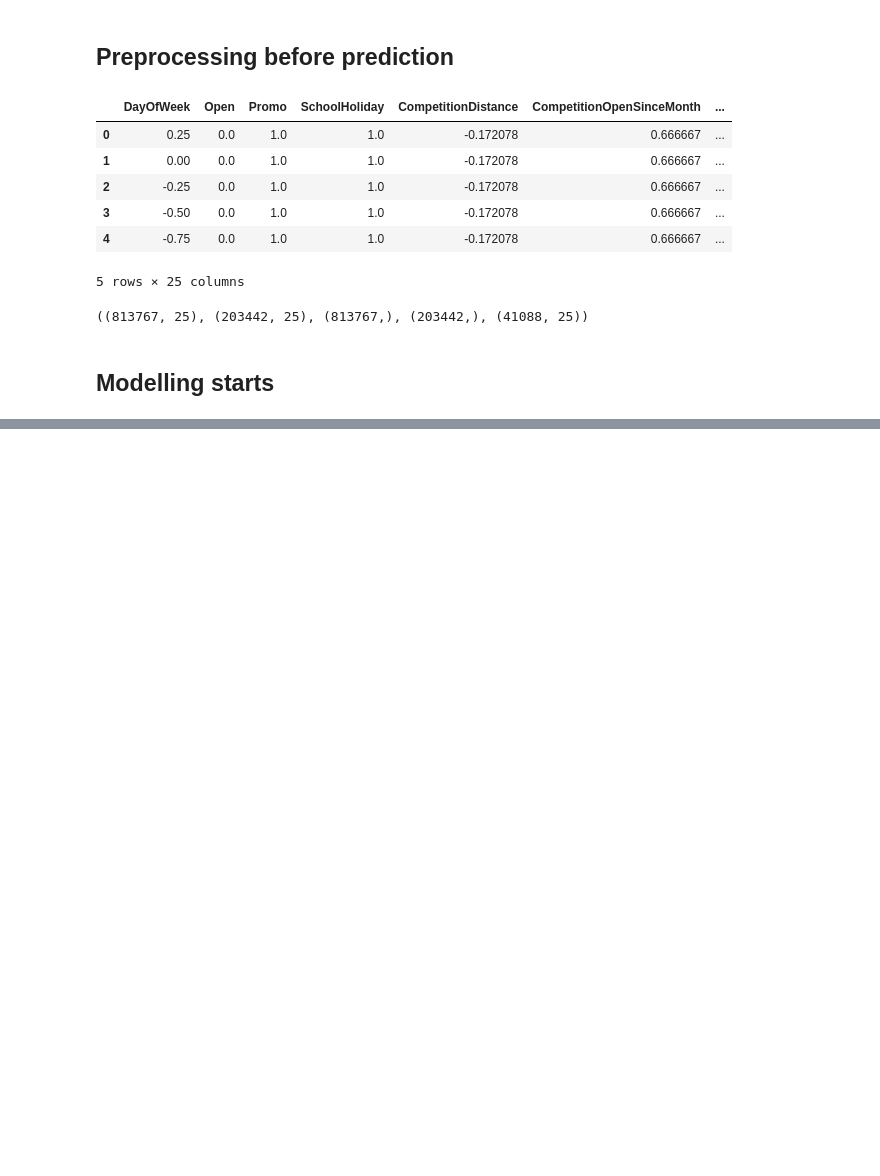
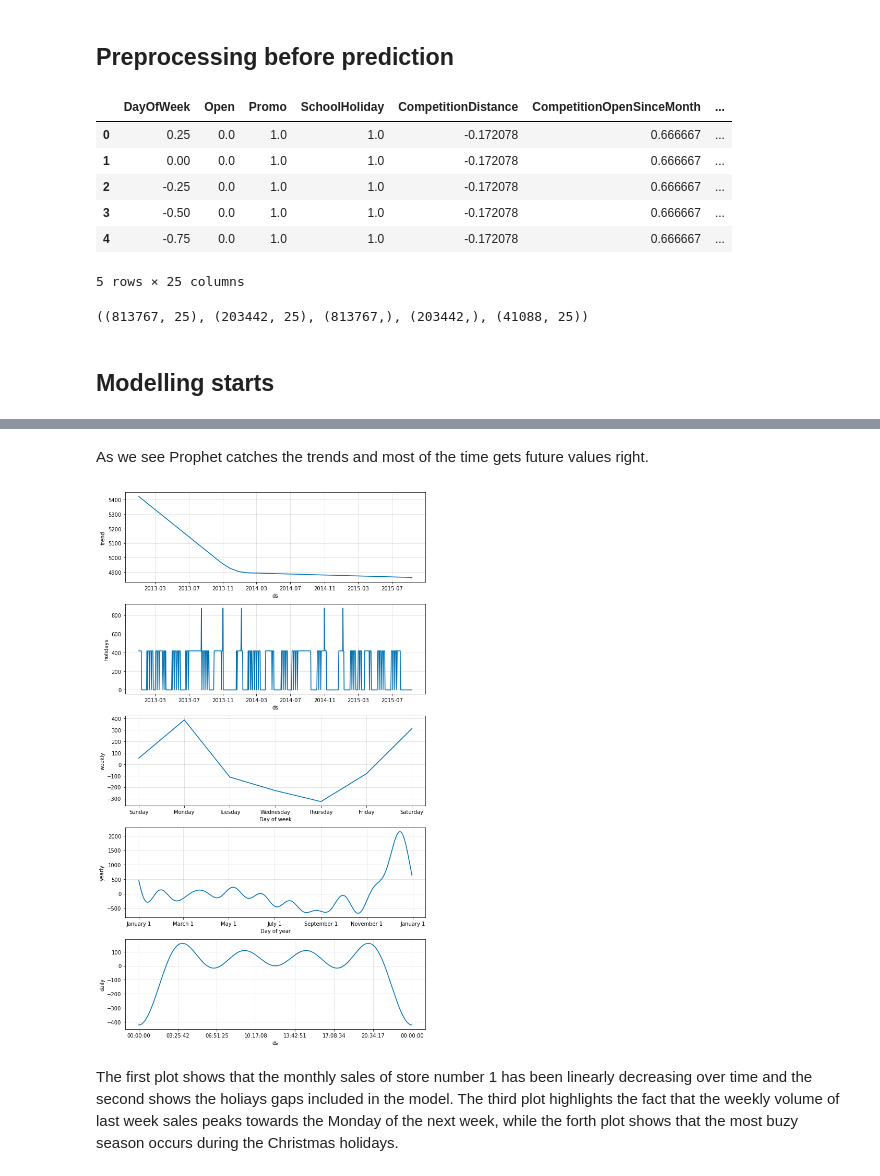
Before and after one commit to bhirwa/Pharmaceutical_Sales_prediction_across_multiple_stores, a Jupyter notebook: notebooks/Sales prediction model.ipynb, the cells around one changed output, grey strips where cells are left out. Cells and saved outputs as stored; diff of their text form; code cells hidden in the pictures; blank space fills up the shorter version.

```diff
--- a/notebooks/Sales prediction model.ipynb
+++ b/notebooks/Sales prediction model.ipynb
@@ -209,0 +374,9 @@ x_train.shape, x_val.shape, y_train.shape, y_val.shape, x_test.shape
+# %% [markdown]
+As we see Prophet catches the trends and most of the time gets future values right.
+# %%
+my_model.plot_components(forecast);
+# %% [output]
+[figure, added]
+# %% [markdown]
+
+The first plot shows that the monthly sales of store number 1 has been linearly decreasing over time and the second shows the holiays gaps included in the model. The third plot highlights the fact that the weekly volume of last week sales peaks towards the Monday of the next week, while the forth plot shows that the most buzy season occurs during the Christmas holidays.
```
Also changed, not shown: parts of 18 cells of this notebook.
